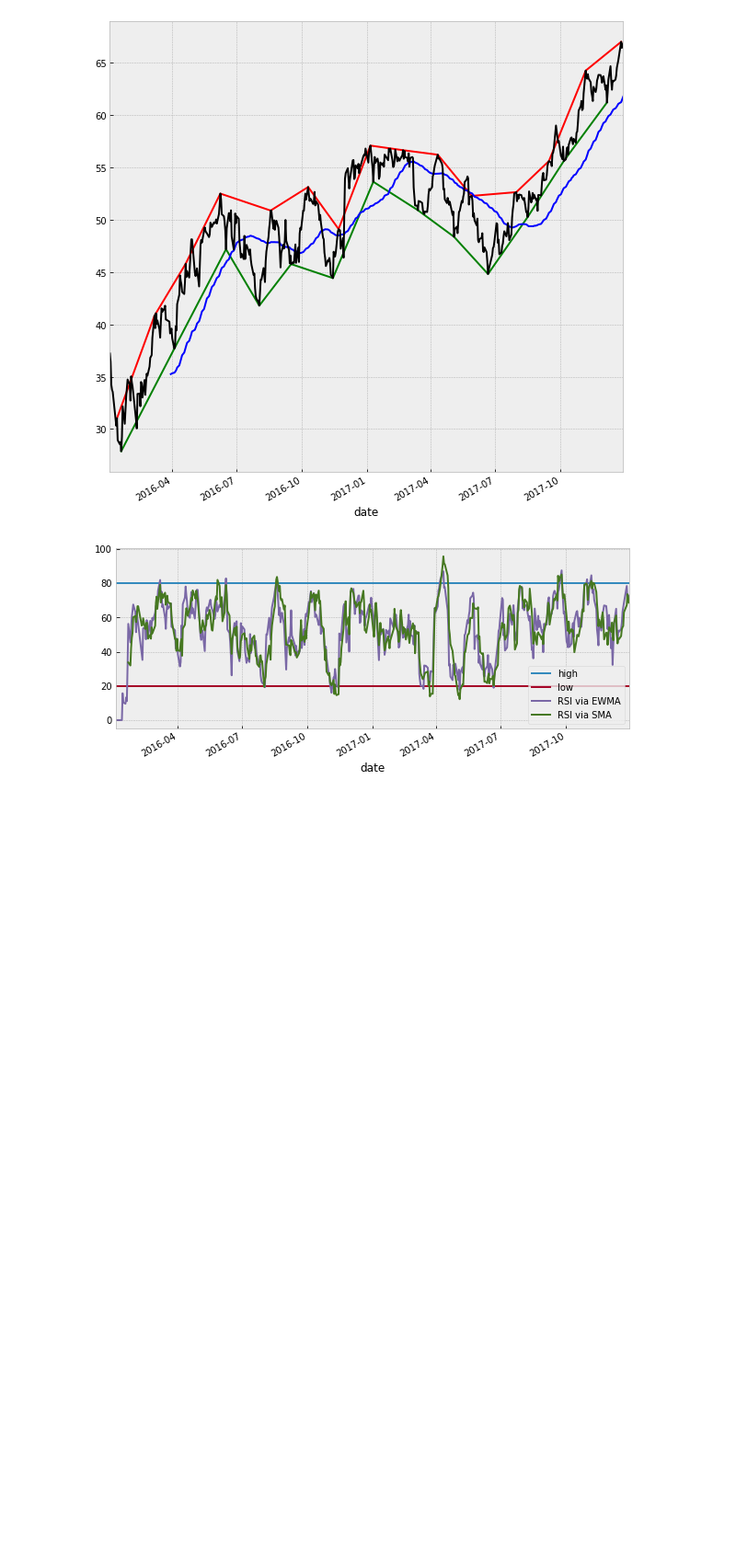
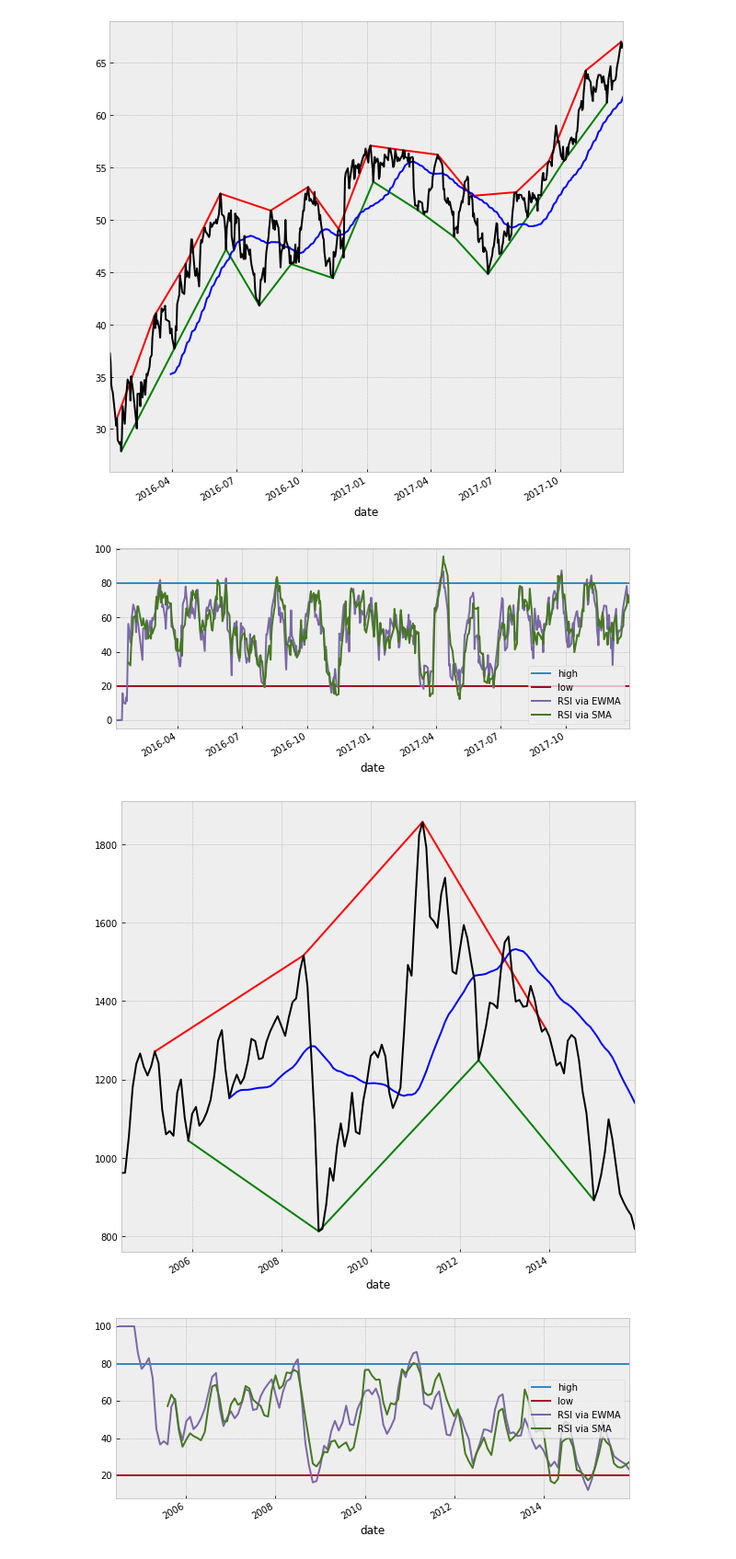
Before and after one commit to Markfryazino/sibur-challenge, a Jupyter notebook: Pet Stock Technical Analysis.ipynb, the cells around one changed output. Shown at 92% size. Drawn from its saved outputs; the diff is of its cells as text; code cells hidden in the pictures; blank space fills up the shorter version.

```diff
--- a/Pet Stock Technical Analysis.ipynb
+++ b/Pet Stock Technical Analysis.ipynb
@@ -347,7 +347,6 @@ def analysis(cost_data, n_mean, distance, window_length):
     tr_series.rolling(n_mean).mean().plot(ax = plt.gca(), label=f'moving average (n = {n_mean})', color='blue')
     tr_series.plot(ax = plt.gca(), label = 'original', color='black')
 
-    plt.figure(figsize=(10, 4))
 
     delta = cost_data.diff()[1:]
 
@@ -371,10 +370,11 @@ def analysis(cost_data, n_mean, distance, window_length):
     RSI2 = 100.0 - (100.0 / (1.0 + RS2))
 
     # Compare graphically
+    plt.figure(figsize=(10, 4))
     plt.plot(cost_data.index, [80]*len(cost_data.index))
     plt.plot(cost_data.index, [20]*len(cost_data.index))
-    RSI1.plot()
-    RSI2.plot()
+    RSI1.plot(ax=plt.gca())
+    RSI2.plot(ax=plt.gca())
     plt.legend(['high', 'low', 'RSI via EWMA', 'RSI via SMA'])
     plt.show()
 # %%
@@ -384,0 +387,5 @@ analysis(daily['brent_close']['2016':'2017'], 60, 30, 14)
+# %%
+analysis(train_target, 30, 30, 14)
+# %% [output]
+[figure, added]
+[figure, added]
```
Also changed, not shown: parts of 13 cells of this notebook.
